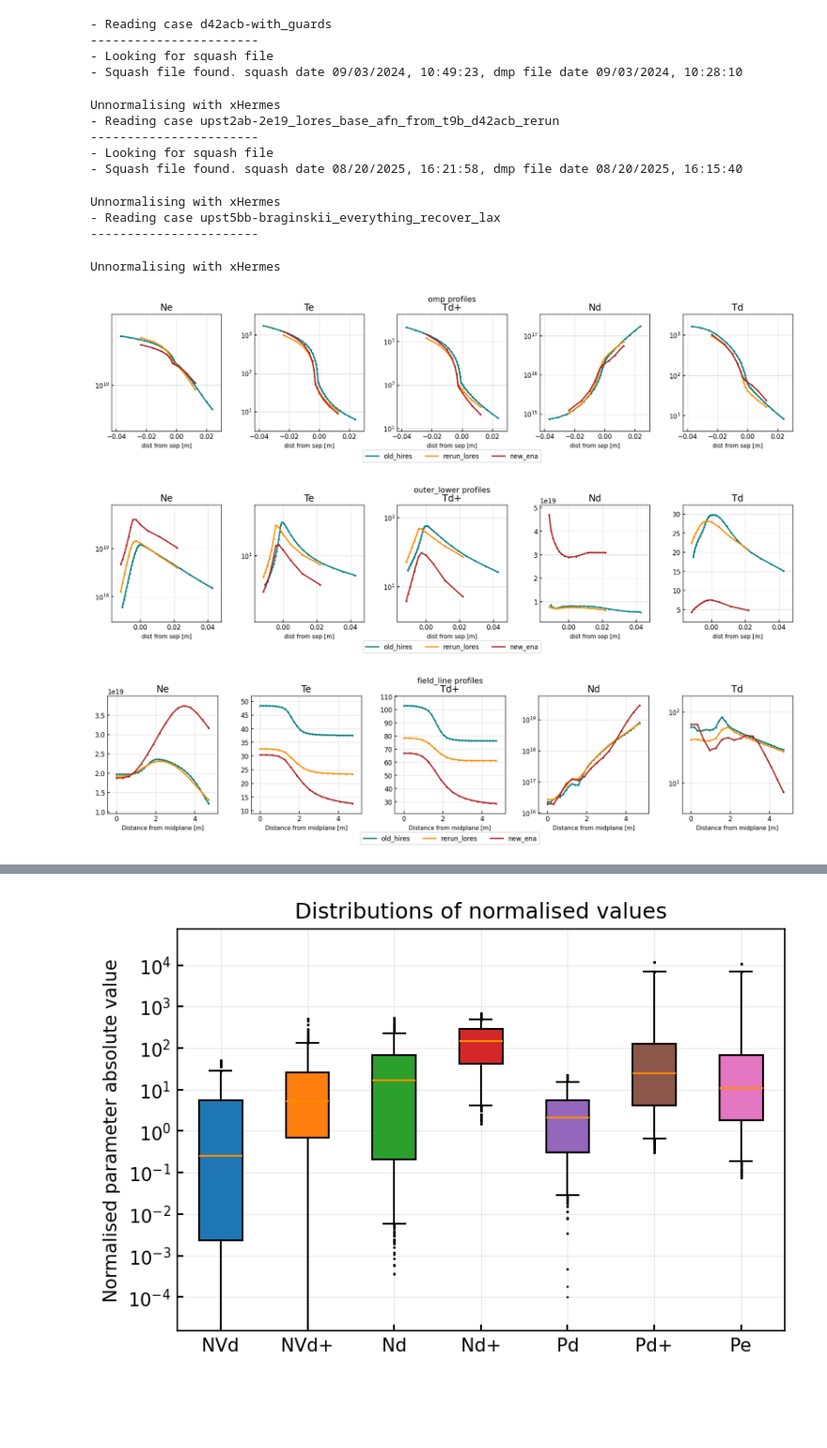
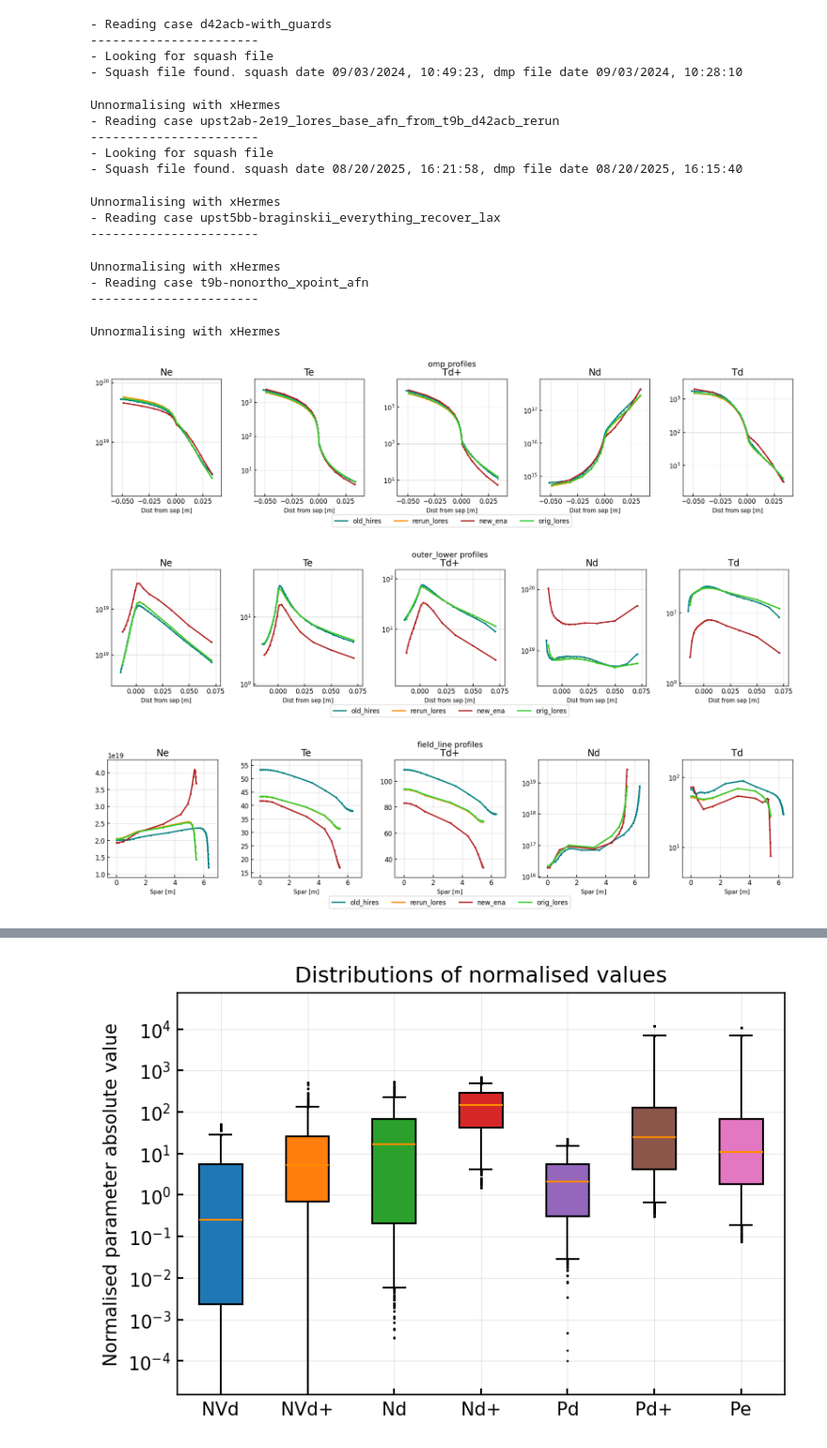
Before and after one commit to mikekryjak/notebooks, a Jupyter notebook: hermes3-solps-soledge/post-PSI/2025-08-16-P0728 - new ena flux limiters.ipynb, the cells around one changed output, grey strips where cells are left out. Shown at 94% size. Drawn from its saved outputs; the diff is of its cells as text; code cells hidden in the pictures; blank space fills up the shorter version.

```diff
--- a/hermes3-solps-soledge/post-PSI/2025-08-16-P0728 - new ena flux limiters.ipynb
+++ b/hermes3-solps-soledge/post-PSI/2025-08-16-P0728 - new ena flux limiters.ipynb
@@ -43,6 +43,7 @@ toload = [
     dict(name="old_hires", id="d42acb-with_guards", unnormalise = True, squash = True),
     dict(name="rerun_lores", id="upst2ab-2e19_lores_base_afn_from_t9b_d42acb_rerun", unnormalise = True, squash = True),
     dict(name="new_ena", id="upst5bb-braginskii_everything_recover_lax", unnormalise = True, squash = False),
+    dict(name="orig_lores", id="t9b-nonortho_xpoint_afn", unnormalise = True, squash = False),
 
 
 ]
@@ -64,24 +65,28 @@ Unnormalising with xHermes
 - Reading case upst5bb-braginskii_everything_recover_lax
 -----------------------
 Unnormalising with xHermes
+- Reading case t9b-nonortho_xpoint_afn
+-----------------------
+Unnormalising with xHermes
 # %%
 toplot = {}
 for case in cs:
 # for case in ["test_legacy", "test_afn"]:
 
     ds = cs[case].ds
     if "t" in ds.dims: ds = ds.isel(t=-1)
-    toplot[case] = ds.isel(x = slice(2,-2))
+    toplot[case] = ds
 
 lineplot(
     toplot,
-    clean_guards = False,
+    # clean_guards = False,
     logscale = True,
     params = ["Ne", "Te", "Td+", "Nd", "Td"],
     # params = ["Nd", "Dnnd"],
     regions = ["omp", "outer_lower", "field_line"],
+    # regions = ["omp", "outer_lower"],
 )
 # %% [output]
-[figure, old version]
+[figure, new version]
-[figure, old version]
+[figure, new version]
-[figure, old version]
+[figure, new version]
```
Also changed, not shown: parts of 2 cells of this notebook, 4 other files.
